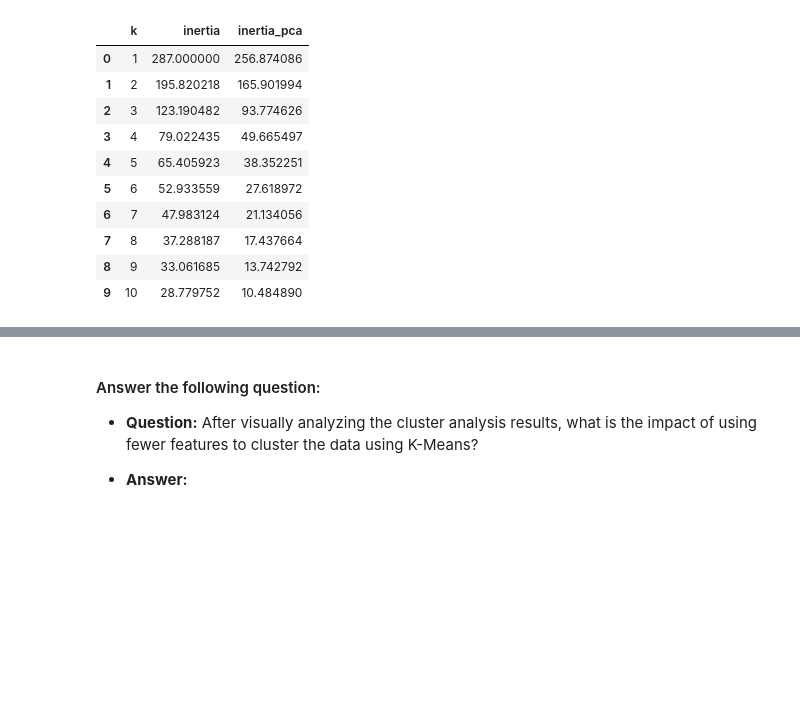
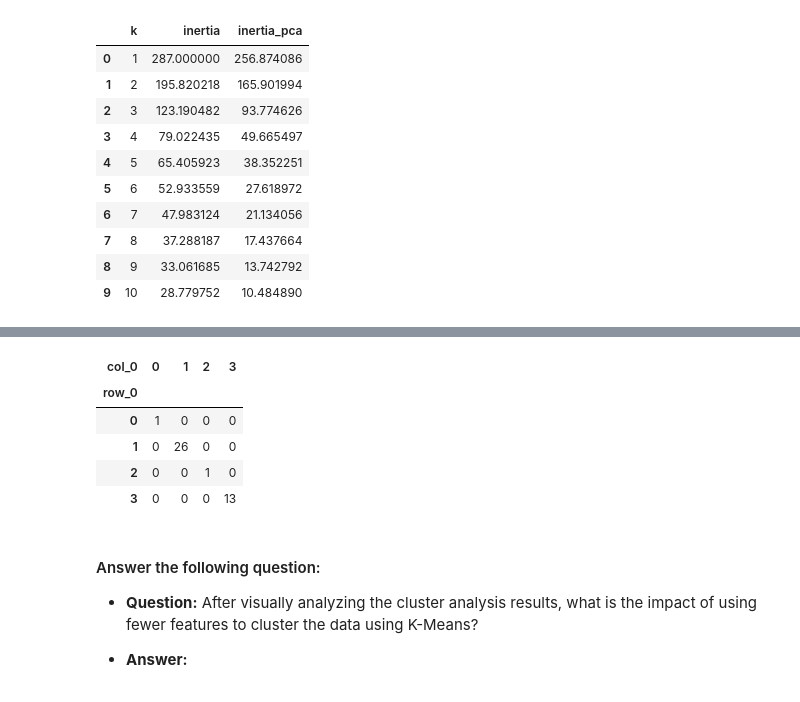
Before and after one commit to julo123456/CryptoClustering, a Jupyter notebook: Crypto_Clustering.ipynb, the cells around one changed output, grey strips where cells are left out. Drawn from its saved outputs; the diff is of its cells as text; code cells hidden in the pictures; blank space fills up the shorter version.

```diff
--- a/Crypto_Clustering.ipynb
+++ b/Crypto_Clustering.ipynb
@@ -434,7 +451,15 @@ composite_elbow_data.hvplot.line(
 # %% [output]
 [interactive output not drawn]
 # %%
-# Composite plot to contrast the clusters
+# Composite plot to contrast the clusters by looking at cluster labels based on scaled data and PCA data
+pd.crosstab(k_4,k_4_pca)
+# %% [output]
+| col_0 | 0 | 1 | 2 | 3 |
+| row_0 |  |  |  |  |
+| 0 | 1 | 0 | 0 | 0 |
+| 1 | 0 | 26 | 0 | 0 |
+| 2 | 0 | 0 | 1 | 0 |
+| 3 | 0 | 0 | 0 | 13 |
 # %% [markdown]
 #### Answer the following question:
 
```
Also changed, not shown: parts of 5 cells of this notebook.
